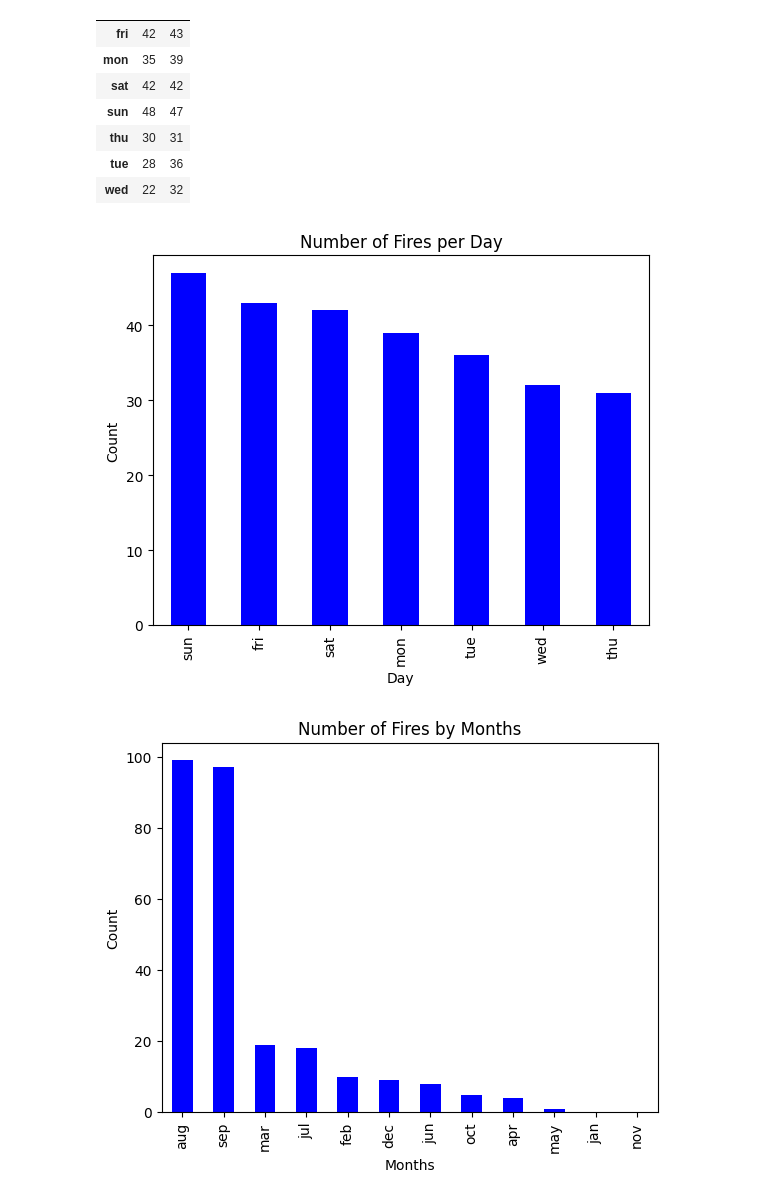
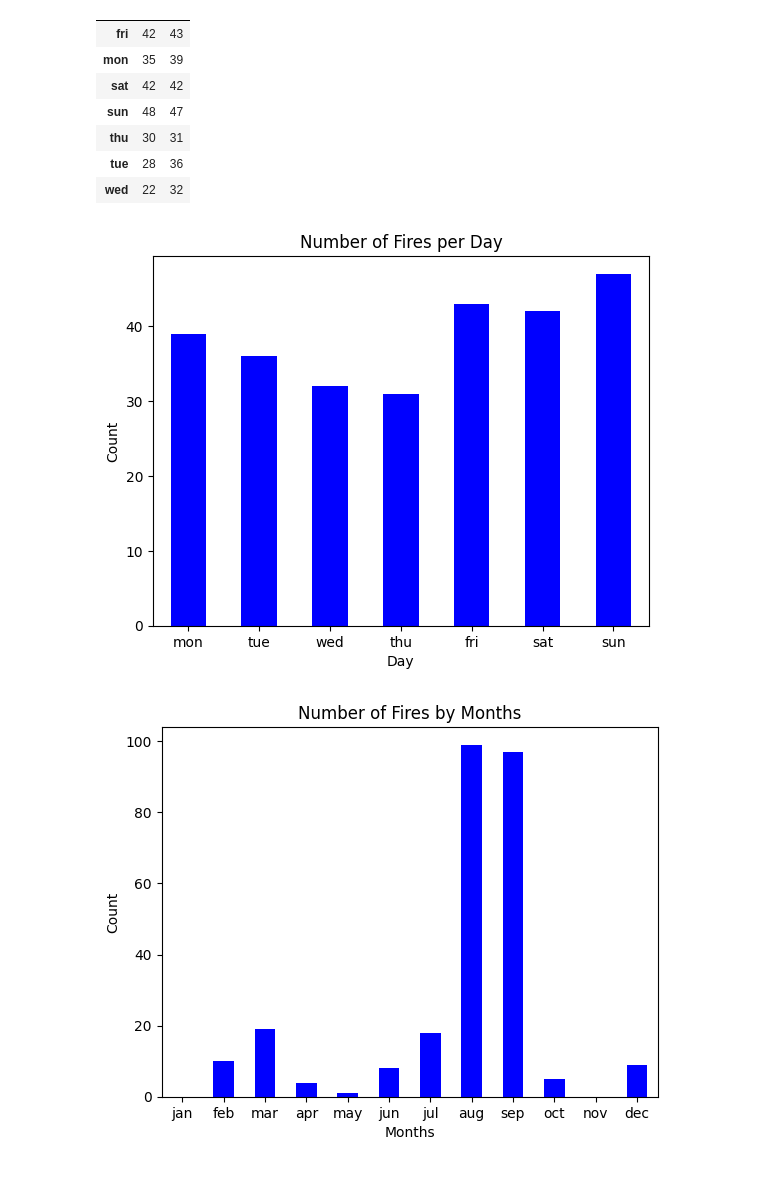
Before and after one commit to JujuGnirt/ML-firesforest, a Jupyter notebook: notebooks/Size_fires.ipynb, the cells around one changed output. Drawn from its saved outputs; the diff is of its cells as text; code cells hidden in the pictures.

```diff
--- a/notebooks/Size_fires.ipynb
+++ b/notebooks/Size_fires.ipynb
@@ -40,22 +40,26 @@ crosstab_result
 | tue | 28 | 36 |
 | wed | 22 | 32 |
 # %%
-fires_only = crosstab_result[1].sort_values(ascending= False)
+days= ["mon","tue","wed","thu","fri","sat","sun"]
+fires_only = crosstab_result[1].reindex(days)
 
 fires_only.plot(kind='bar', color='blue')
 plt.title('Number of Fires per Day')
 plt.xlabel('Day')
 plt.ylabel('Count')
+plt.xticks(rotation=0)
 plt.show()
 # %% [output]
-[figure, old version]
+[figure, new version]
 # %%
-fires_only = crosstab_result1[1].sort_values(ascending= False)
+months = ["jan","feb","mar","apr","may","jun","jul","aug","sep","oct","nov","dec"]
+fires_only = crosstab_result1[1].reindex(months)
 
 fires_only.plot(kind='bar', color='blue')
 plt.title('Number of Fires by Months')
 plt.xlabel('Months')
 plt.ylabel('Count')
+plt.xticks(rotation=0)
 plt.show()
 # %% [output]
-[figure, old version]
+[figure, new version]
```
Also changed, not shown: 1 other file.
